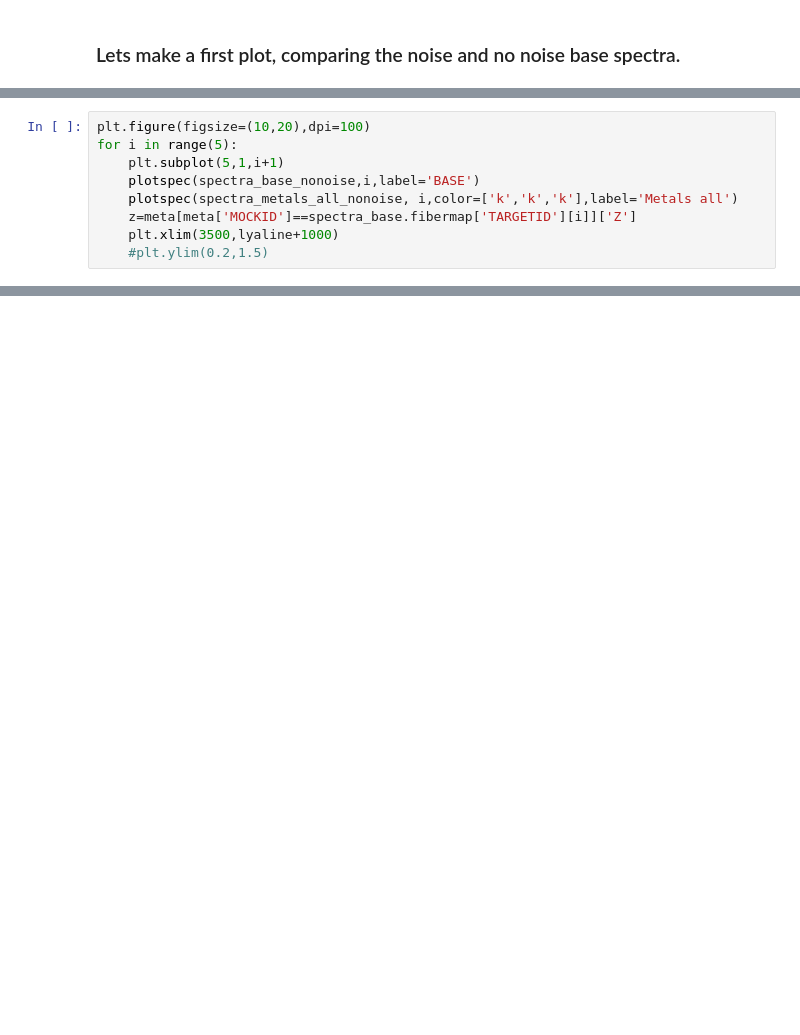
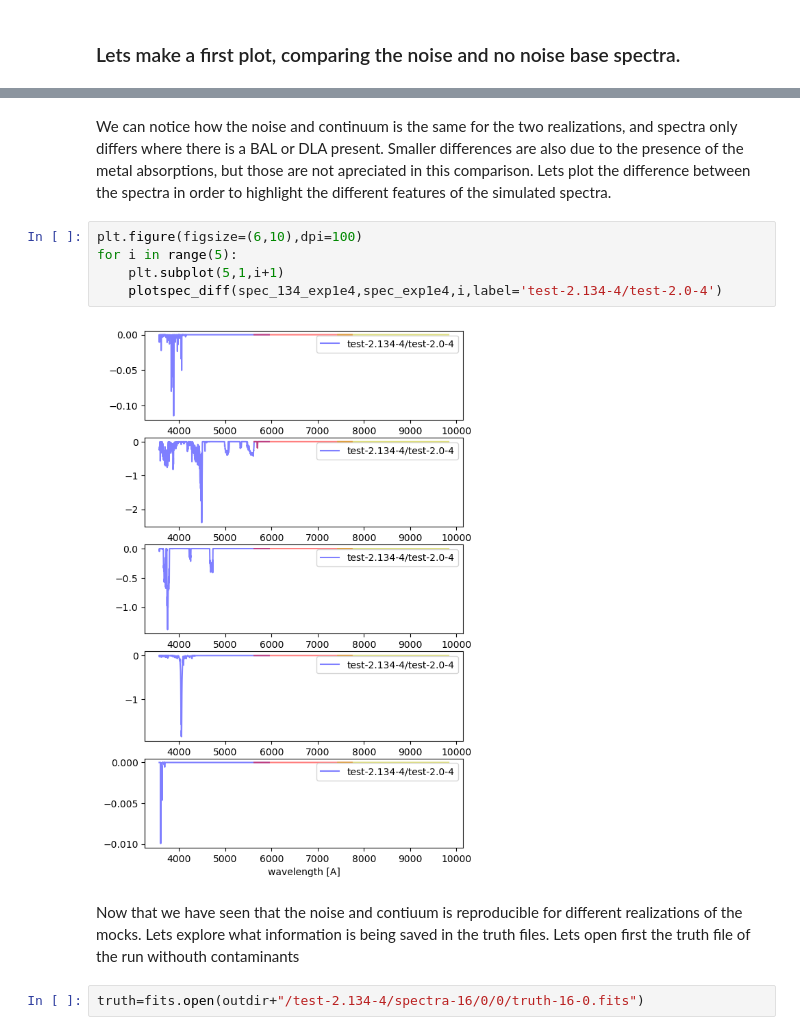
Before and after one commit to desihub/desisim, a Jupyter notebook: doc/nb/quickquasar_reproducibility.ipynb, the cells around one changed output, grey strips where cells are left out. Saved outputs shown, nothing was run; the diff lists cells and outputs as text; blank space fills up the shorter version.

```diff
--- a/doc/nb/quickquasar_reproducibility.ipynb
+++ b/doc/nb/quickquasar_reproducibility.ipynb
@@ -385,9 +148,0 @@ IDS=meta['MOCKID']
-# %%
-plt.figure(figsize=(10,20),dpi=100)
-for i in range(5):
-    plt.subplot(5,1,i+1)
-    plotspec(spectra_base_nonoise,i,label='BASE')
-    plotspec(spectra_metals_all_nonoise, i,color=['k','k','k'],label='Metals all')
-    z=meta[meta['MOCKID']==spectra_base.fibermap['TARGETID'][i]]['Z']
-    plt.xlim(3500,lyaline+1000)
-    #plt.ylim(0.2,1.5)
@@ -463,0 +198,14 @@ for i in range(5):
+# %% [markdown]
+We can notice how the noise and continuum is the same for the two realizations, and spectra only differs where there is a BAL or DLA present. Smaller differences are also due to the presence of the metal absorptions, but those are not apreciated in this comparison. Lets plot the difference between the spectra in order to highlight the different features of the simulated spectra.
+# %%
+plt.figure(figsize=(6,10),dpi=100)
+for i in range(5):
+    plt.subplot(5,1,i+1)
+    plotspec_diff(spec_134_exp1e4,spec_exp1e4,i,label='test-2.134-4/test-2.0-4')
+# %% [output]
+[figure, added]
+# %% [markdown]
+Now that we have seen that the noise and contiuum is reproducible for different realizations of the mocks. Lets explore what information is being saved in the truth files.
+Lets open first the truth file of the run withouth contaminants
+# %%
+truth=fits.open(outdir+"/test-2.134-4/spectra-16/0/0/truth-16-0.fits")
```
Also changed, not shown: parts of 57 cells of this notebook, 1 other file.
